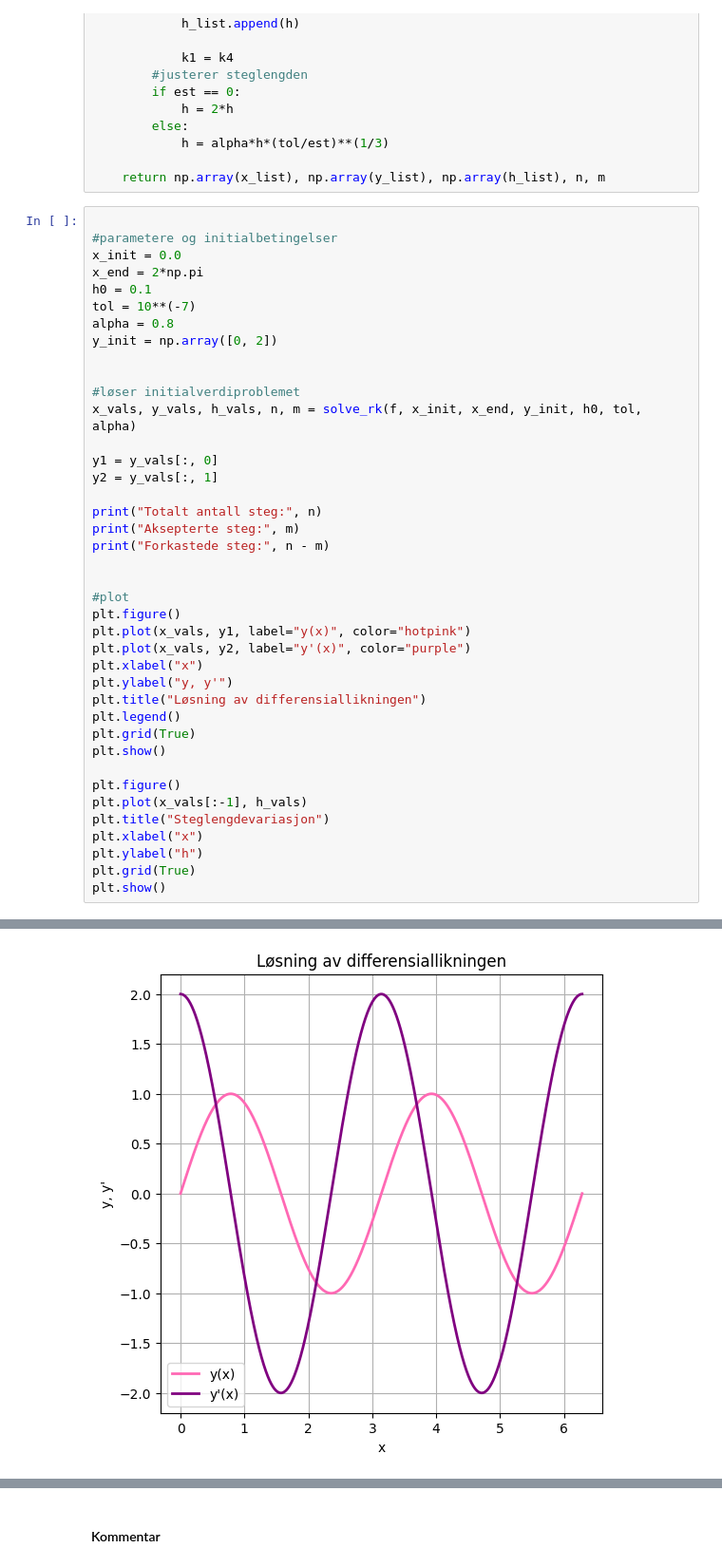
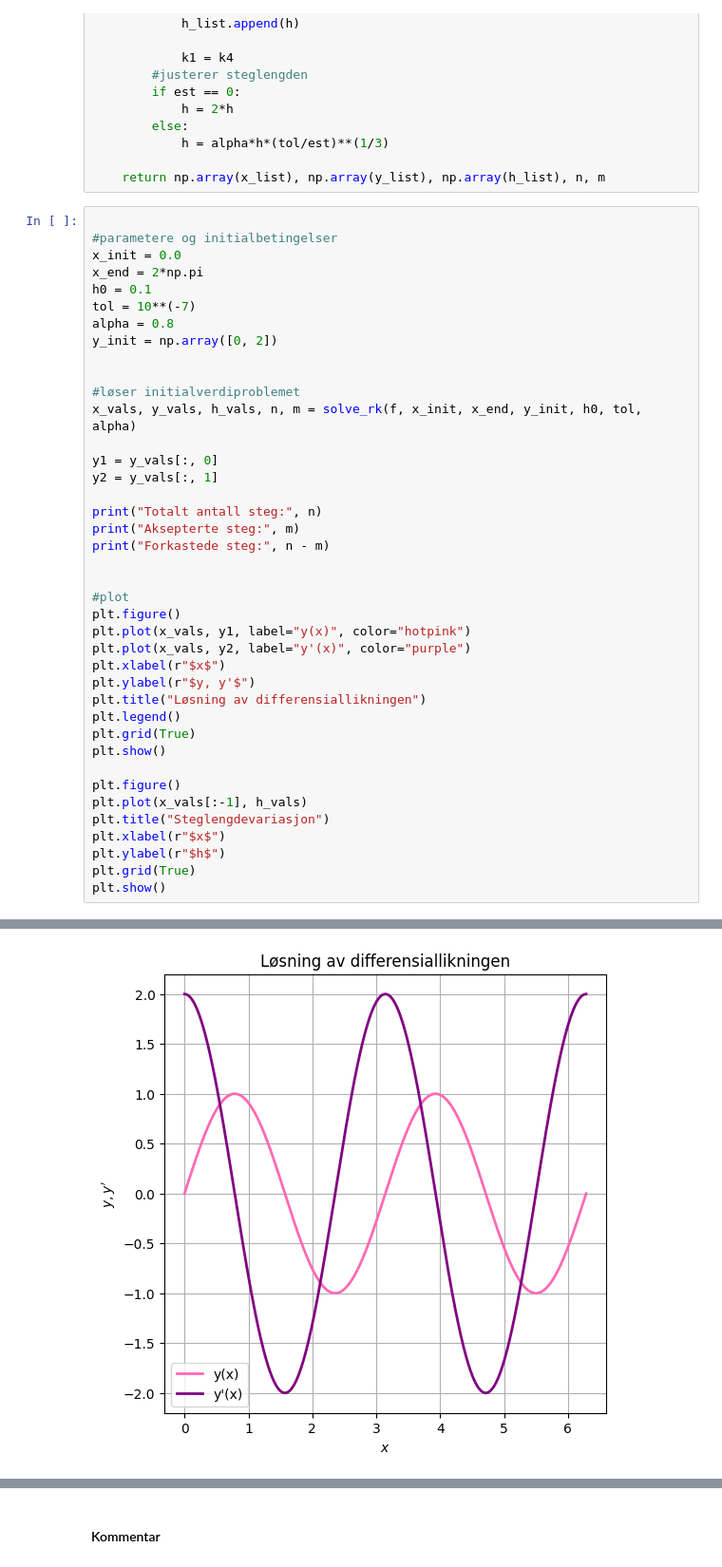
Before and after one commit to selmaberg05/TMA4320-Prosjekt3-gruppe-Andrihol-Emilyan-Selmahbe, a Jupyter notebook: Prosjekt3.ipynb, the cells around one changed output, grey strips where cells are left out. Shown at 95% size. Cells and saved outputs as stored; diff of their text form.

```diff
--- a/Prosjekt3.ipynb
+++ b/Prosjekt3.ipynb
@@ -191,35 +191,35 @@ y_init = np.array([0, 2])
 
 #løser initialverdiproblemet
 x_vals, y_vals, h_vals, n, m = solve_rk(f, x_init, x_end, y_init, h0, tol, alpha)
 
 y1 = y_vals[:, 0]
 y2 = y_vals[:, 1]
 
 print("Totalt antall steg:", n)
 print("Aksepterte steg:", m)
 print("Forkastede steg:", n - m)
 
 
 #plot
 plt.figure()
 plt.plot(x_vals, y1, label="y(x)", color="hotpink")
 plt.plot(x_vals, y2, label="y'(x)", color="purple")
-plt.xlabel("x")
-plt.ylabel("y, y'")
+plt.xlabel(r"$x$")
+plt.ylabel(r"$y, y'$")
 plt.title("Løsning av differensiallikningen")
 plt.legend()
 plt.grid(True)
 plt.show()
 
 plt.figure()
 plt.plot(x_vals[:-1], h_vals)
 plt.title("Steglengdevariasjon")
-plt.xlabel("x")
-plt.ylabel("h")
+plt.xlabel(r"$x$")
+plt.ylabel(r"$h$")
 plt.grid(True)
 plt.show()
 # %% [output]
 Totalt antall steg: 1071
 Aksepterte steg: 1070
 Forkastede steg: 1
-[figure, old version]
+[figure, new version]
```
Also changed, not shown: parts of 6 cells of this notebook.
